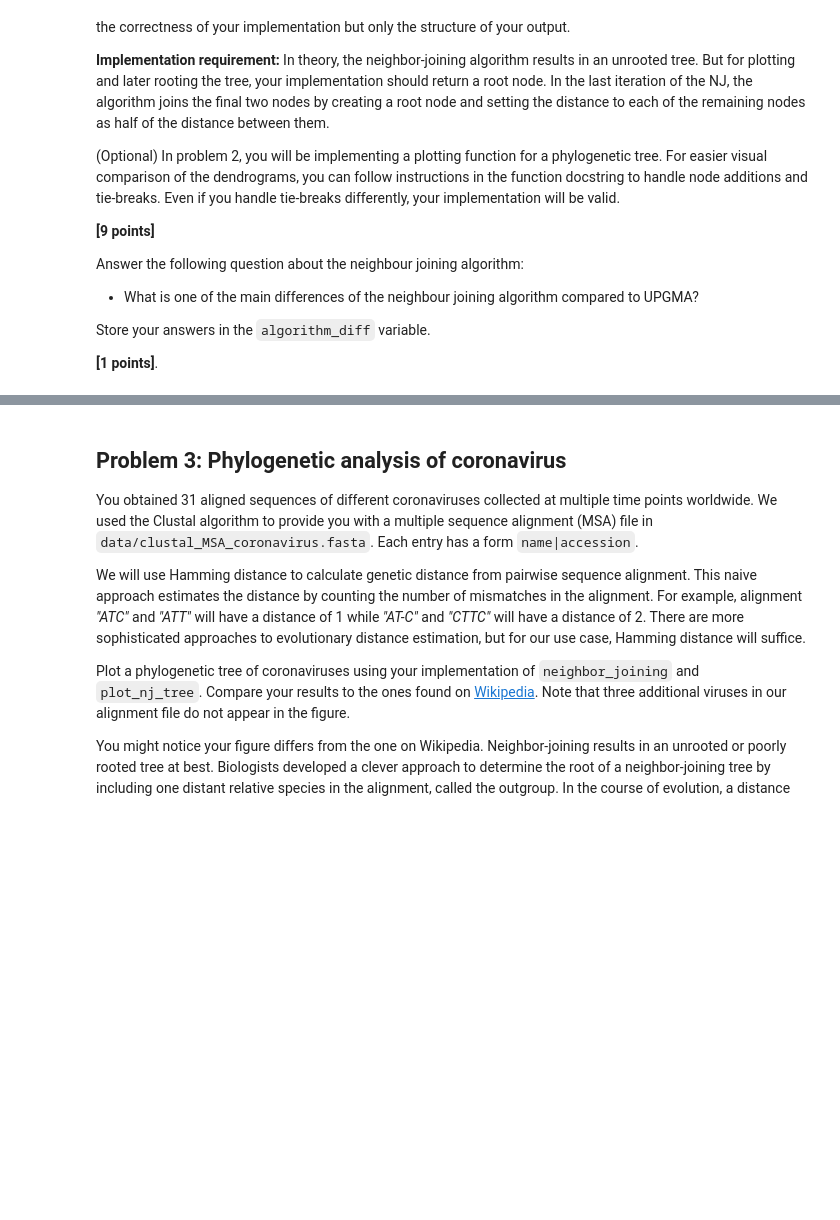
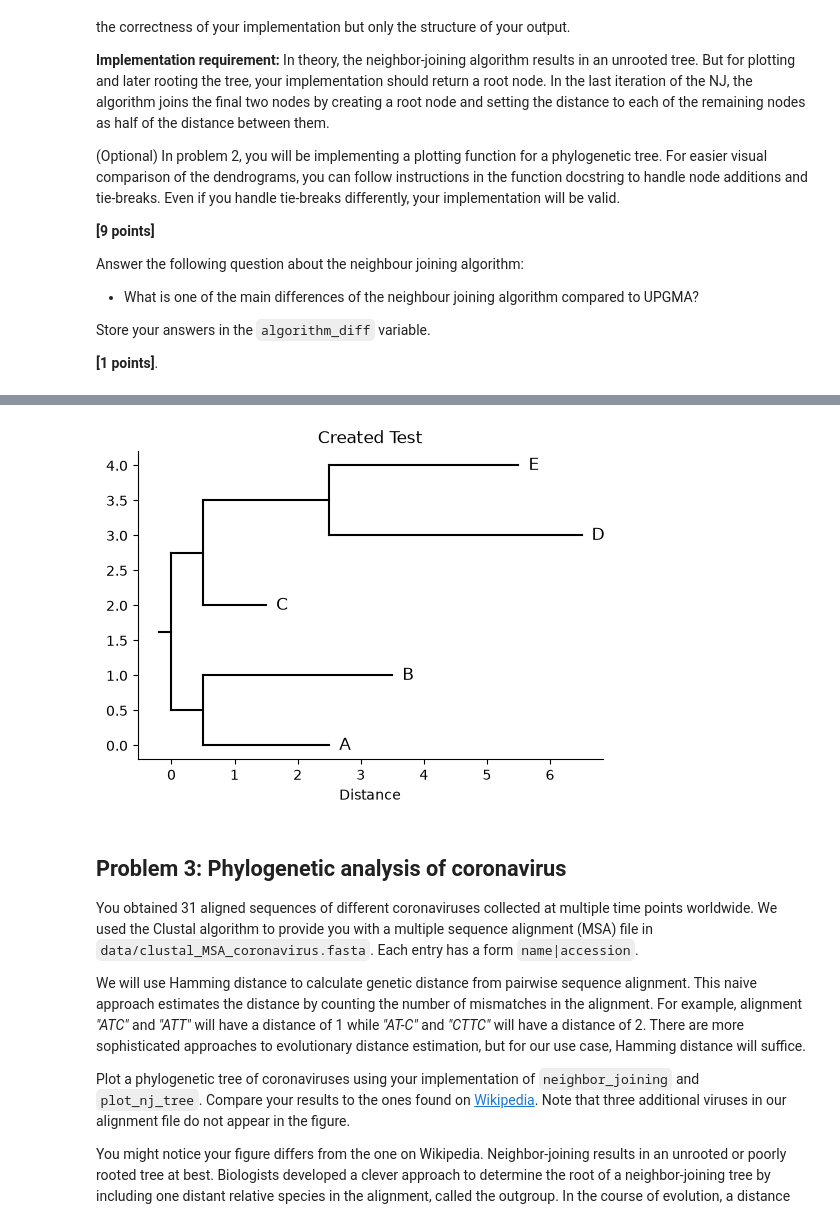
Before and after one commit to anisabrarr/assign_phylo, a Jupyter notebook: phylo_workbook.ipynb, the cells around one changed output, grey strips where cells are left out. Drawn from its saved outputs; the diff is of its cells as text; code cells hidden in the pictures; blank space fills up the shorter version.

```diff
--- a/phylo_workbook.ipynb
+++ b/phylo_workbook.ipynb
@@ -89,3 +87,23 @@ from helper_functions import plot_nj_tree
+# %%
+from helper_functions import plot_nj_tree
+import matplotlib.pyplot as plt
+
+textbook_distances = np.array([
+    [0, 5, 4, 9, 8],
+    [5, 0, 5, 10, 9],
+    [4, 5, 0, 7, 6],
+    [9, 10, 7, 0, 7],
+    [8, 9, 6, 7, 0],
+], dtype=float)
+
+textbook_tree = neighbor_joining(textbook_distances, list("ABCDE"))
+
+fig, ax = plt.subplots(figsize=(6, 4))
+plot_nj_tree(textbook_tree, ax=ax)
+ax.set_title("Created Test")
+plt.show()
+# %% [output]
+[figure, added]
 # %% [markdown]
 ## Problem 3: Phylogenetic analysis of coronavirus
 
```
Also changed, not shown: parts of 1 cell of this notebook, 2 other files.
